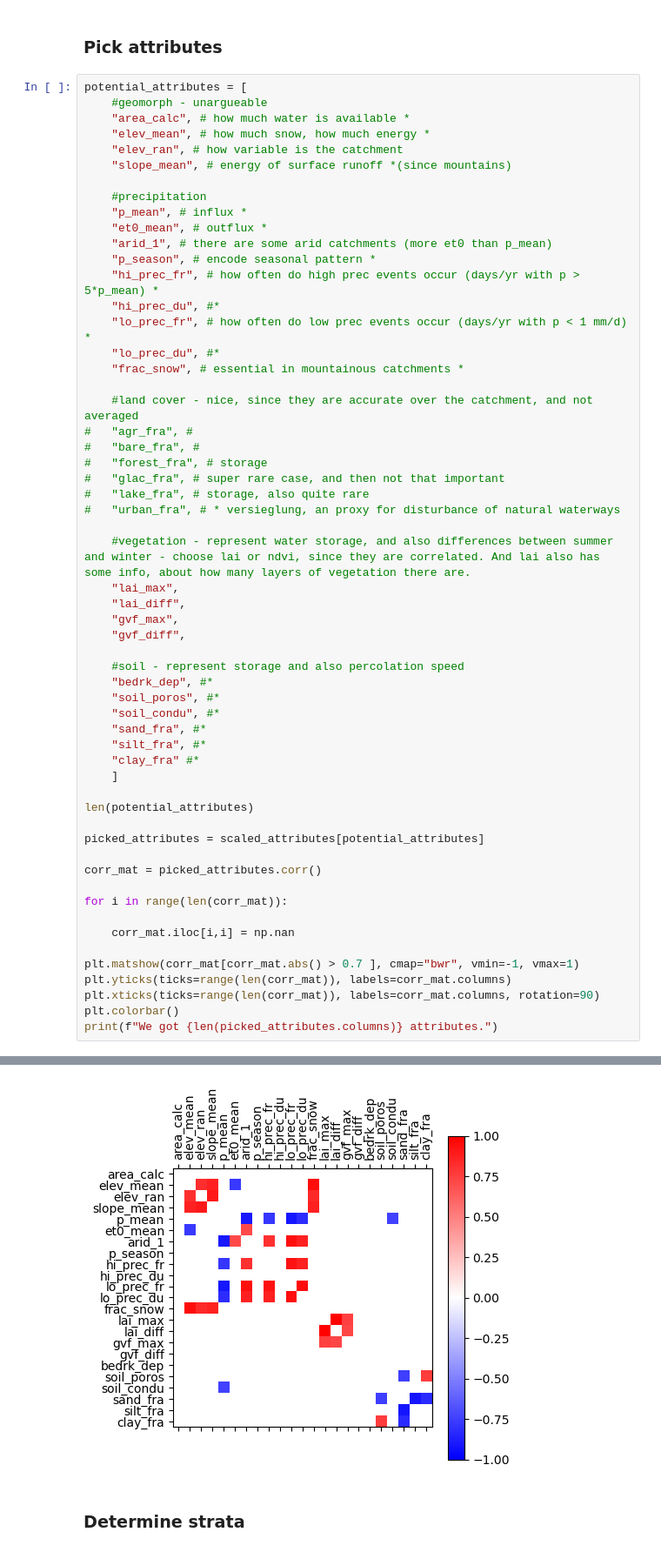
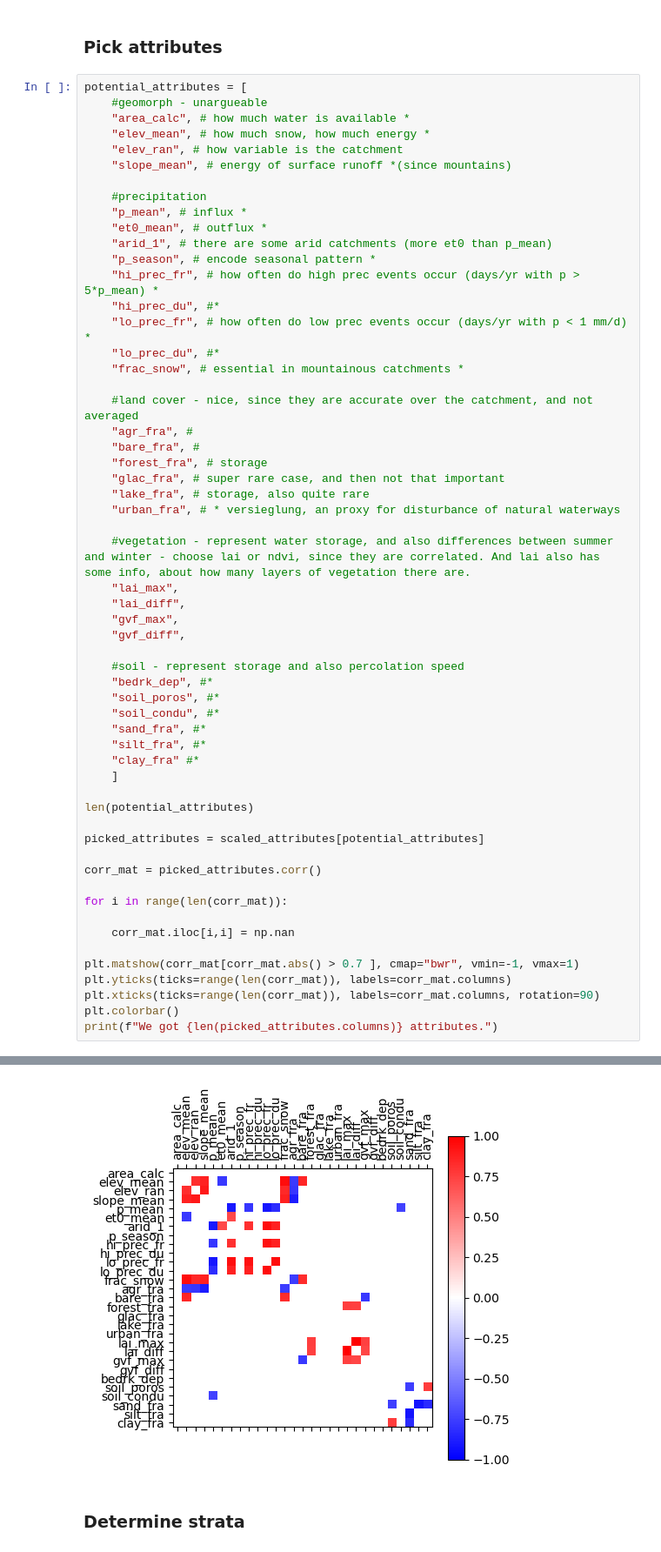
Before and after one commit to tripleUU-U/lamah-ce_lstm, a Jupyter notebook: preprocessing/create_strata.ipynb, the cells around one changed output, grey strips where cells are left out. Shown at 87% size. Cells and saved outputs as stored; diff of their text form.

```diff
--- a/preprocessing/create_strata.ipynb
+++ b/preprocessing/create_strata.ipynb
@@ -75,12 +75,12 @@ potential_attributes = [
 	"frac_snow", # essential in mountainous catchments *
 
     #land cover - nice, since they are accurate over the catchment, and not averaged
-#	"agr_fra", #
-#	"bare_fra", #
-#	"forest_fra", # storage
-#	"glac_fra", # super rare case, and then not that important
-#	"lake_fra", # storage, also quite rare
-#	"urban_fra", # * versieglung, an proxy for disturbance of natural waterways
+	"agr_fra", #
+	"bare_fra", #
+	"forest_fra", # storage
+	"glac_fra", # super rare case, and then not that important
+	"lake_fra", # storage, also quite rare
+	"urban_fra", # * versieglung, an proxy for disturbance of natural waterways
 
 	#vegetation - represent water storage, and also differences between summer and winter - choose lai or ndvi, since they are correlated. And lai also has some info, about how many layers of vegetation there are.
 	"lai_max",
@@ -117,4 +117,4 @@ We got 23 attributes.
-[figure, old version]
+[figure, new version]
 # %% [markdown]
 ### Determine strata
 # %%
```
Also changed, not shown: parts of 8 cells of this notebook, 3 other files.
